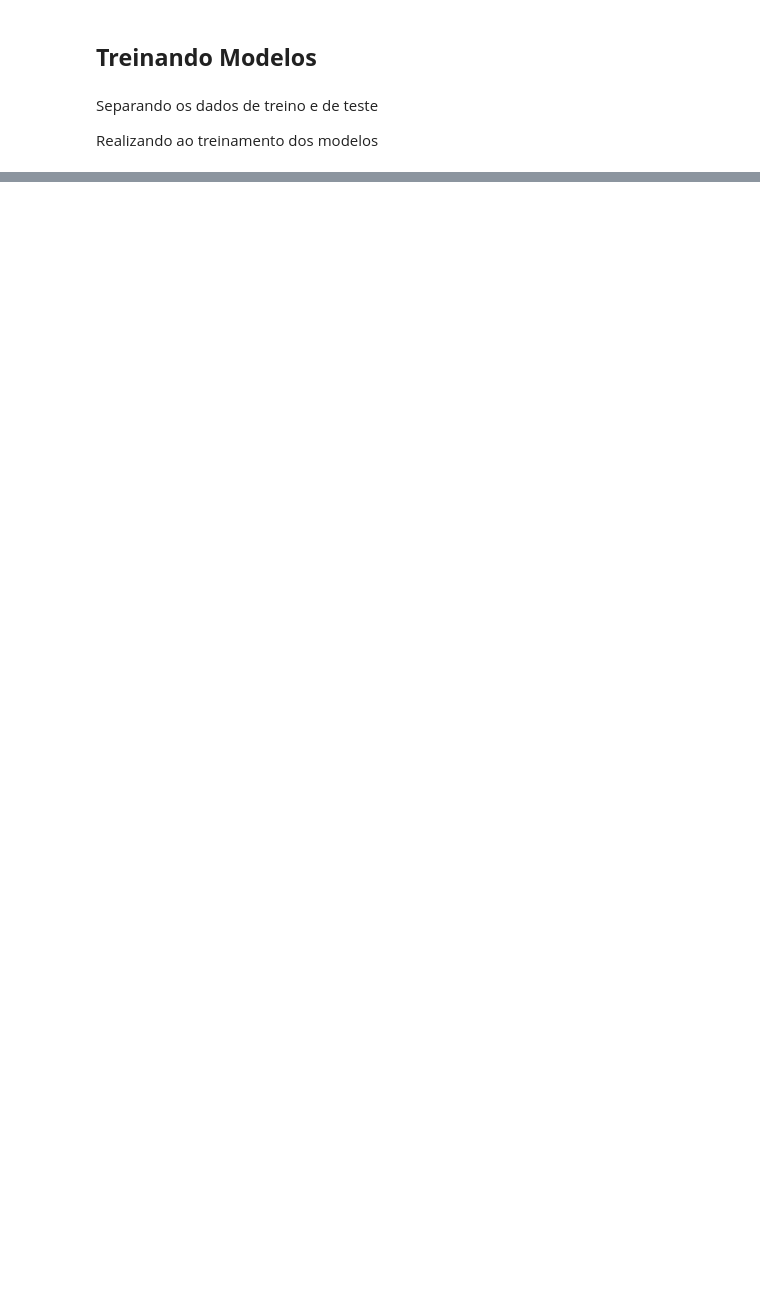
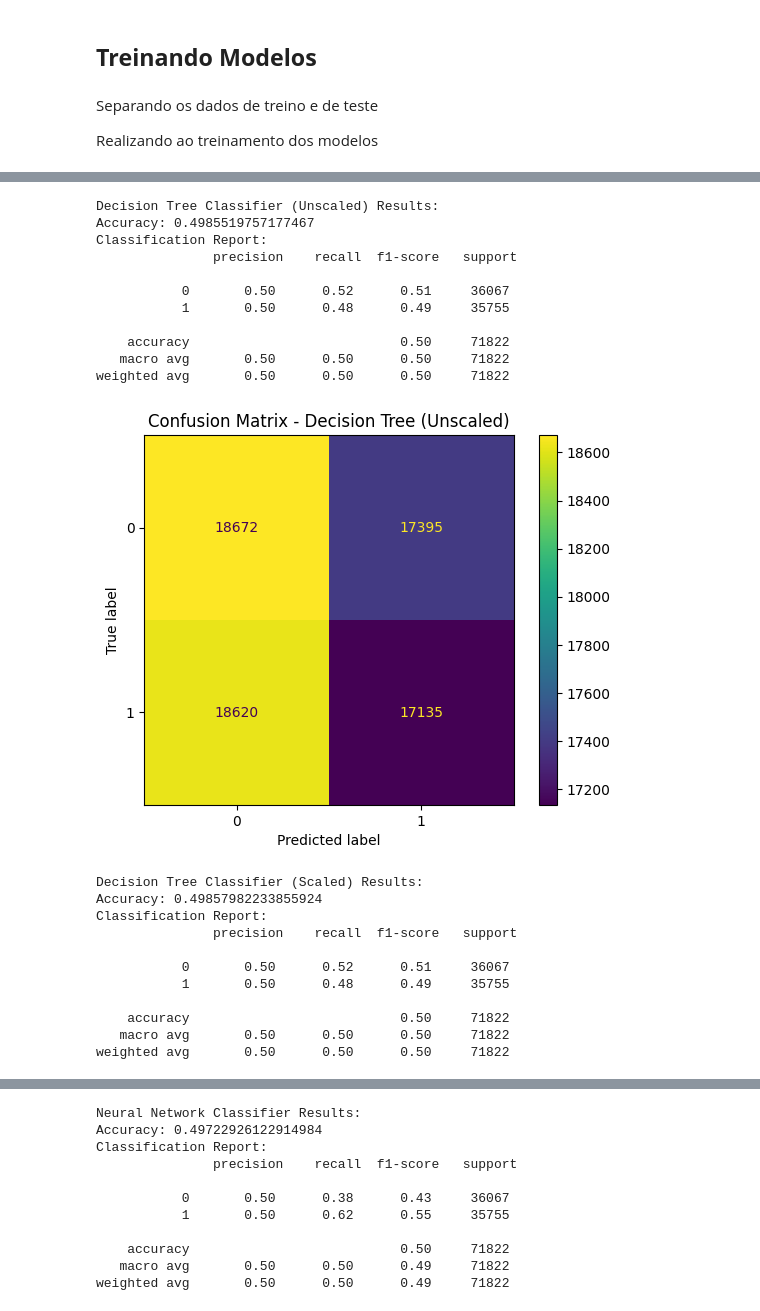
Before and after one commit to LuizHRF/UFFS, a Jupyter notebook: Inteligencia_Artificial/TF/main.ipynb, the cells around one changed output, grey strips where cells are left out. Saved outputs shown, nothing was run; the diff lists cells and outputs as text; code cells hidden in the pictures; blank space fills up the shorter version.

```diff
--- a/Inteligencia_Artificial/TF/main.ipynb
+++ b/Inteligencia_Artificial/TF/main.ipynb
@@ -183,0 +245,51 @@ Neural Network Classifier Score:  0.964179
+# %%
+# Decision Tree Classifier (Unscaled)
+print("Decision Tree Classifier (Unscaled) Results:")
+y_pred_dtc_unscaled = dt_classifier_unscaled.predict(X_test_dtc)
+print("Accuracy:", accuracy_score(y_test_dtc, y_pred_dtc_unscaled))
+print("Classification Report:\n", classification_report(y_test_dtc, y_pred_dtc_unscaled))
+ConfusionMatrixDisplay.from_predictions(y_test_dtc, y_pred_dtc_unscaled)
+plt.title("Confusion Matrix - Decision Tree (Unscaled)")
+plt.show()
+
+# Decision Tree Classifier (Scaled)
+print("Decision Tree Classifier (Scaled) Results:")
+y_pred_dtc_scaled = dt_classifier_scaled.predict(X_test_rna)
+print("Accuracy:", accuracy_score(y_test_rna, y_pred_dtc_scaled))
+print("Classification Report:\n", classification_report(y_test_rna, y_pred_dtc_scaled))
+ConfusionMatrixDisplay.from_predictions(y_test_rna, y_pred_dtc_scaled)
+plt.title("Confusion Matrix - Decision Tree (Scaled)")
+plt.show()
+
+# Neural Network Classifier
+print("Neural Network Classifier Results:")
+y_pred_nn = nn_classifier.predict(X_test_rna)
+print("Accuracy:", accuracy_score(y_test_rna, y_pred_nn))
+print("Classification Report:\n", classification_report(y_test_rna, y_pred_nn))
+ConfusionMatrixDisplay.from_predictions(y_test_rna, y_pred_nn)
+plt.title("Confusion Matrix - Neural Network")
+plt.show()
+# %% [output]
+Decision Tree Classifier (Unscaled) Results:
+Accuracy: 0.4985519757177467
+Classification Report:
+               precision    recall  f1-score   support
+
+           0       0.50      0.52      0.51     36067
+           1       0.50      0.48      0.49     35755
+
+    accuracy                           0.50     71822
+   macro avg       0.50      0.50      0.50     71822
+weighted avg       0.50      0.50      0.50     71822
+[figure, added]
+Decision Tree Classifier (Scaled) Results:
+Accuracy: 0.49857982233855924
+Classification Report:
+               precision    recall  f1-score   support
+
+           0       0.50      0.52      0.51     36067
+           1       0.50      0.48      0.49     35755
+
+    accuracy                           0.50     71822
+   macro avg       0.50      0.50      0.50     71822
+weighted avg       0.50      0.50      0.50     71822
@@ -183,0 +297,11 @@ Neural Network Classifier Score:  0.964179
+Neural Network Classifier Results:
+Accuracy: 0.49722926122914984
+Classification Report:
+               precision    recall  f1-score   support
+
+           0       0.50      0.38      0.43     36067
+           1       0.50      0.62      0.55     35755
+
+    accuracy                           0.50     71822
+   macro avg       0.50      0.50      0.49     71822
+weighted avg       0.50      0.50      0.49     71822
```
Also changed, not shown: parts of 12 cells of this notebook.
